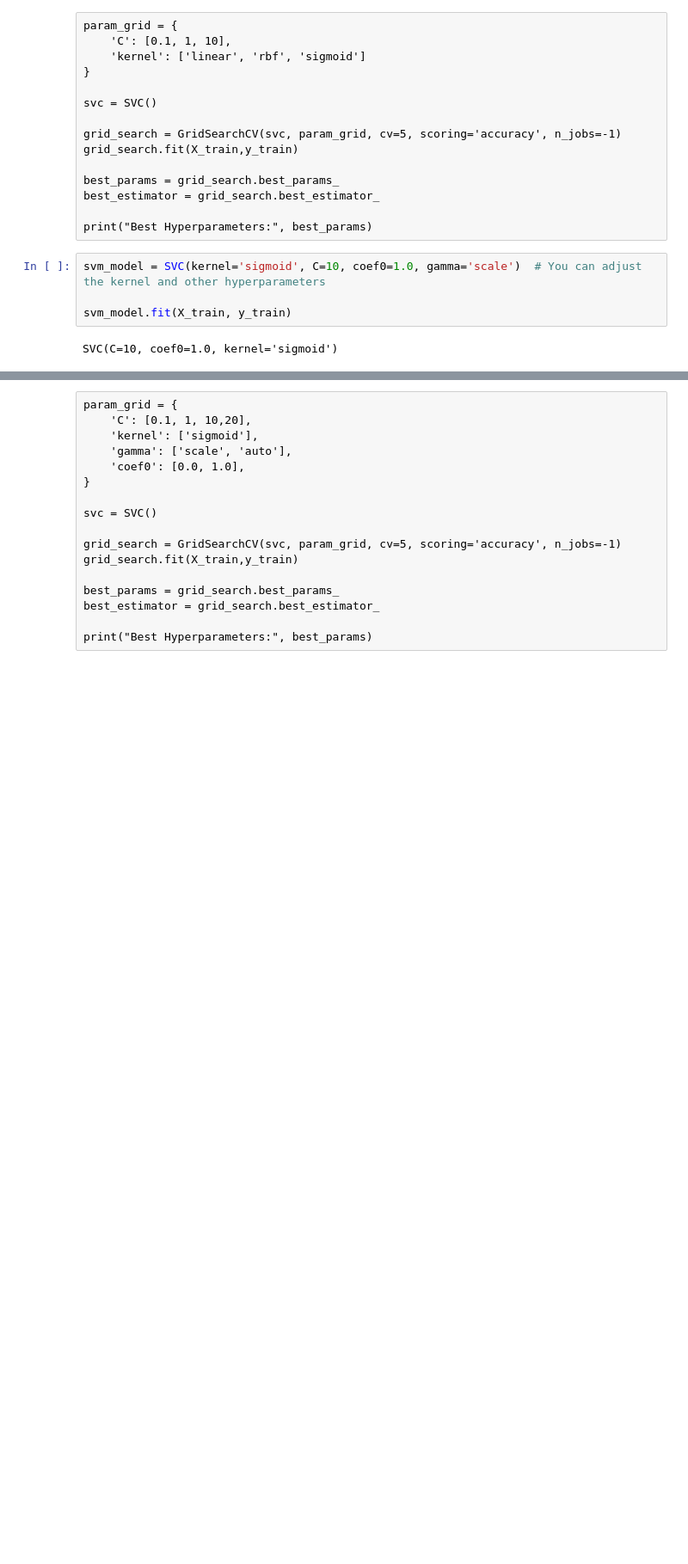
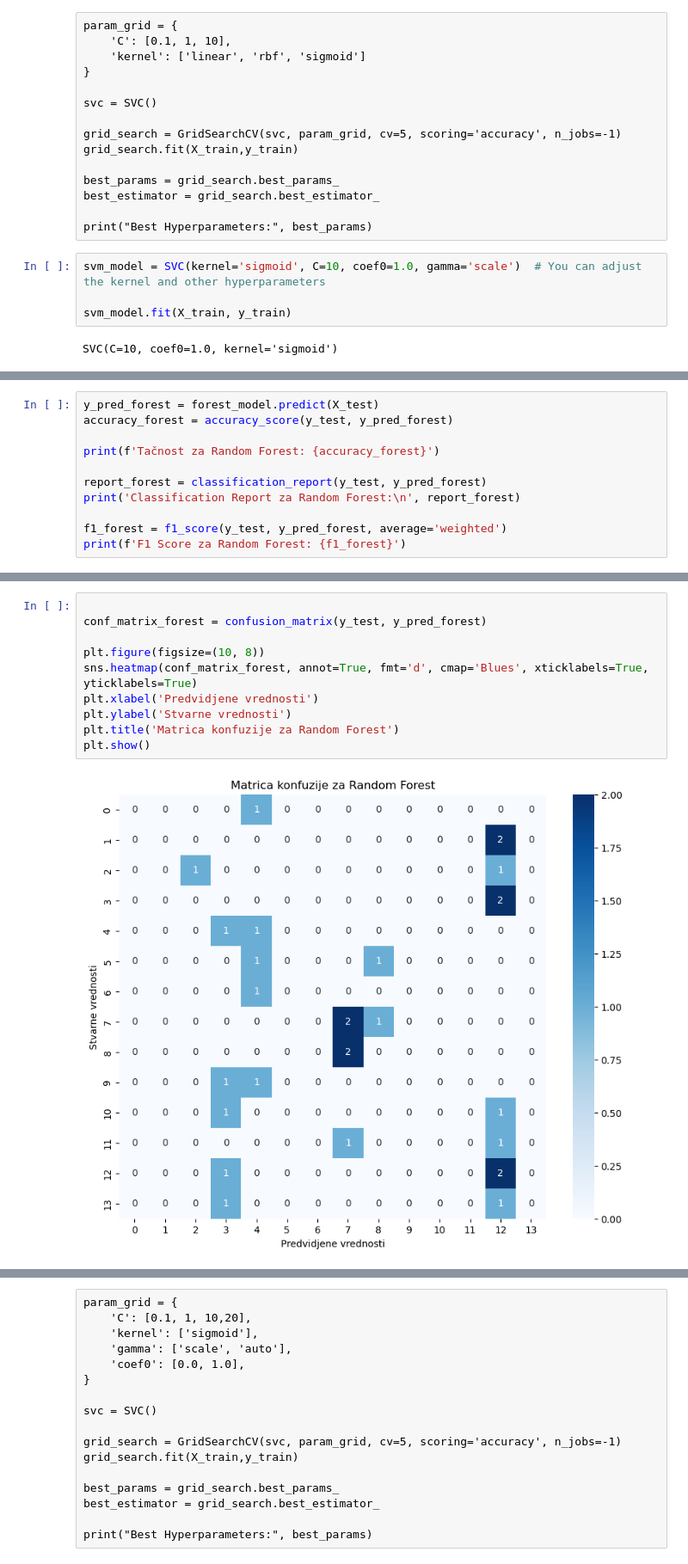
Before and after one commit to jelena3160/AutorshipAttribution, a Jupyter notebook: classla.ipynb, the cells around one changed output, grey strips where cells are left out. Shown at 86% size. Cells and saved outputs as stored; diff of their text form; blank space fills up the shorter version.

```diff
--- a/classla.ipynb
+++ b/classla.ipynb
@@ -221,0 +239,11 @@ plt.show()
+# %%
+y_pred_forest = forest_model.predict(X_test)
+accuracy_forest = accuracy_score(y_test, y_pred_forest)
+
+print(f'Tačnost za Random Forest: {accuracy_forest}')
+
+report_forest = classification_report(y_test, y_pred_forest)
+print('Classification Report za Random Forest:\n', report_forest)
+
+f1_forest = f1_score(y_test, y_pred_forest, average='weighted')
+print(f'F1 Score za Random Forest: {f1_forest}')
@@ -221,0 +268,12 @@ plt.show()
+# %%
+
+conf_matrix_forest = confusion_matrix(y_test, y_pred_forest)
+
+plt.figure(figsize=(10, 8))
+sns.heatmap(conf_matrix_forest, annot=True, fmt='d', cmap='Blues', xticklabels=True, yticklabels=True)
+plt.xlabel('Predvidjene vrednosti')
+plt.ylabel('Stvarne vrednosti')
+plt.title('Matrica konfuzije za Random Forest')
+plt.show()
+# %% [output]
+[figure, added]
```
Also changed, not shown: parts of 24 cells of this notebook.
